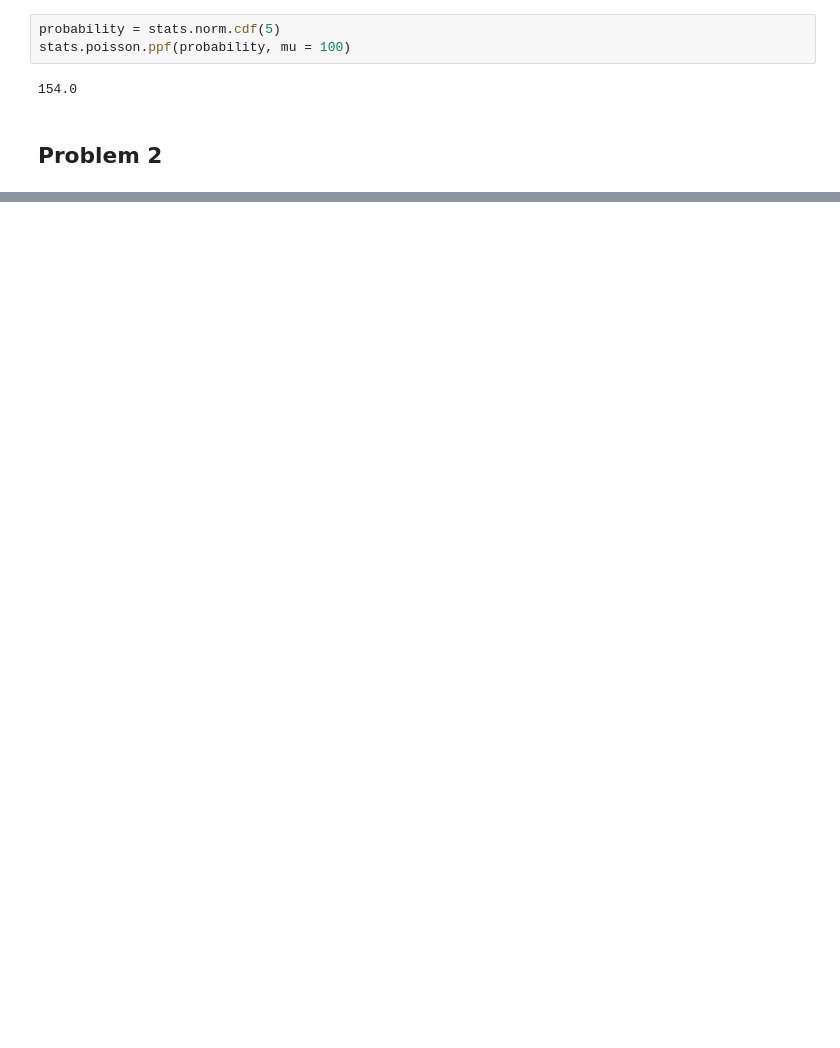
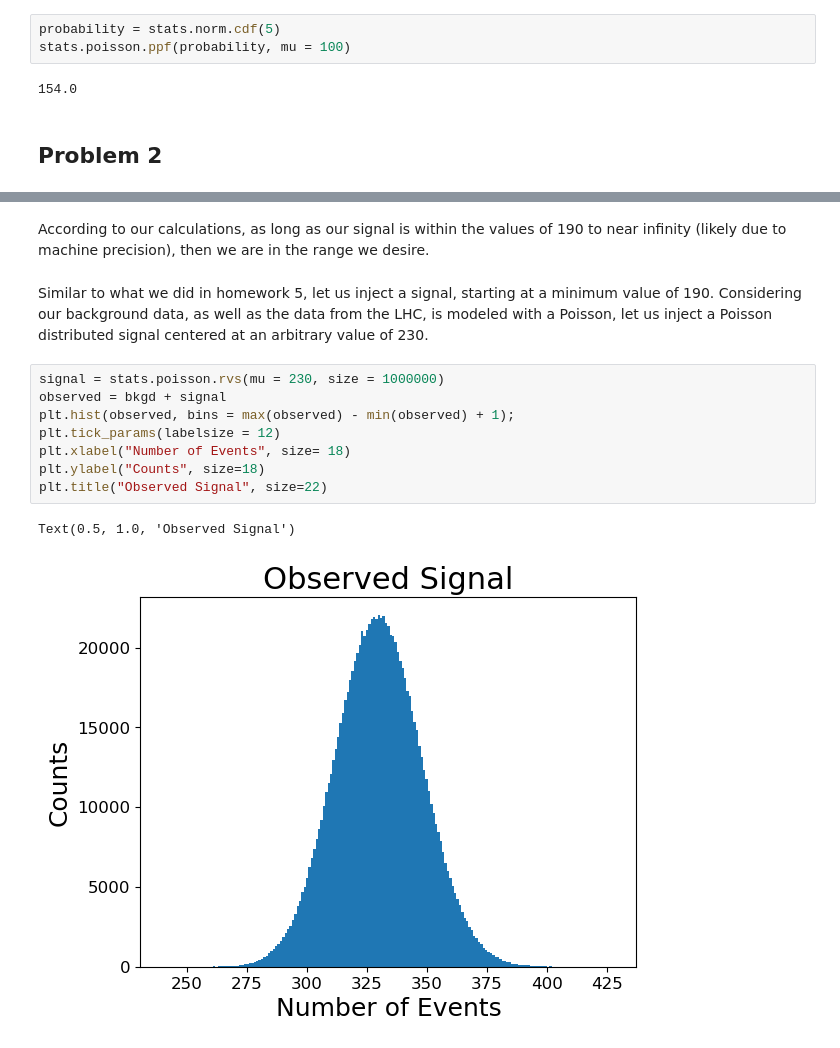
Before and after one commit to Mick-Ross/Computational-Data-Analysis, a Jupyter notebook: Lab 6/Lab 6.ipynb, the cells around one changed output, grey strips where cells are left out. Saved outputs shown, nothing was run; the diff lists cells and outputs as text; blank space fills up the shorter version.

```diff
--- a/Lab 6/Lab 6.ipynb
+++ b/Lab 6/Lab 6.ipynb
@@ -25,0 +38,15 @@ stats.poisson.ppf(probability, mu = 100)
+# %% [markdown]
+According to our calculations, as long as our signal is within the values of 190 to near infinity (likely due to machine precision), then we are in the range we desire.
+# %% [markdown]
+Similar to what we did in homework 5, let us inject a signal, starting at a minimum value of 190. Considering our background data, as well as the data from the LHC, is modeled with a Poisson, let us inject a Poisson distributed signal centered at an arbitrary value of 230.
+# %%
+signal = stats.poisson.rvs(mu = 230, size = 1000000)
+observed = bkgd + signal
+plt.hist(observed, bins = max(observed) - min(observed) + 1);
+plt.tick_params(labelsize = 12)
+plt.xlabel("Number of Events", size= 18)
+plt.ylabel("Counts", size=18)
+plt.title("Observed Signal", size=22)
+# %% [output]
+Text(0.5, 1.0, 'Observed Signal')
+[figure, added]
```
Also changed, not shown: parts of 15 cells of this notebook.
